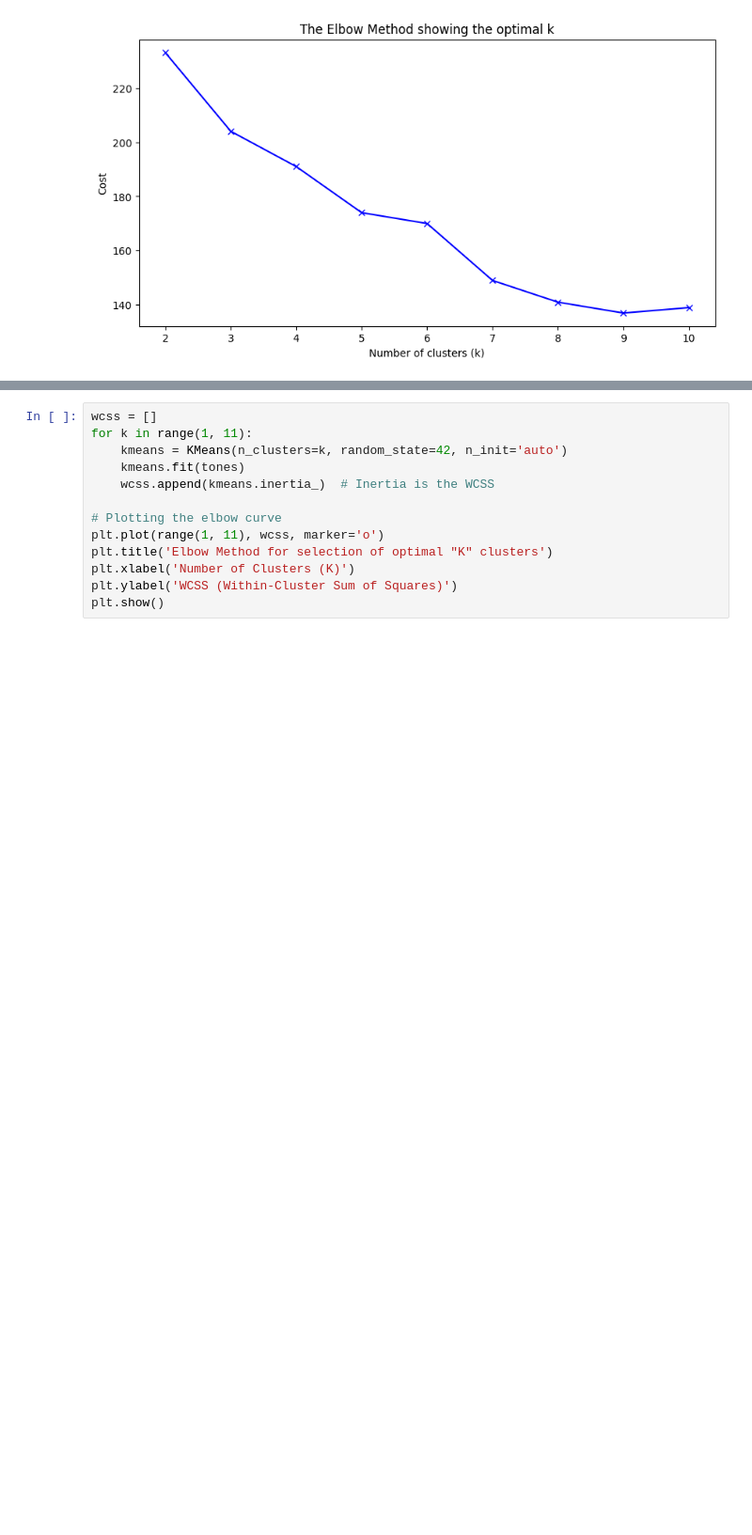
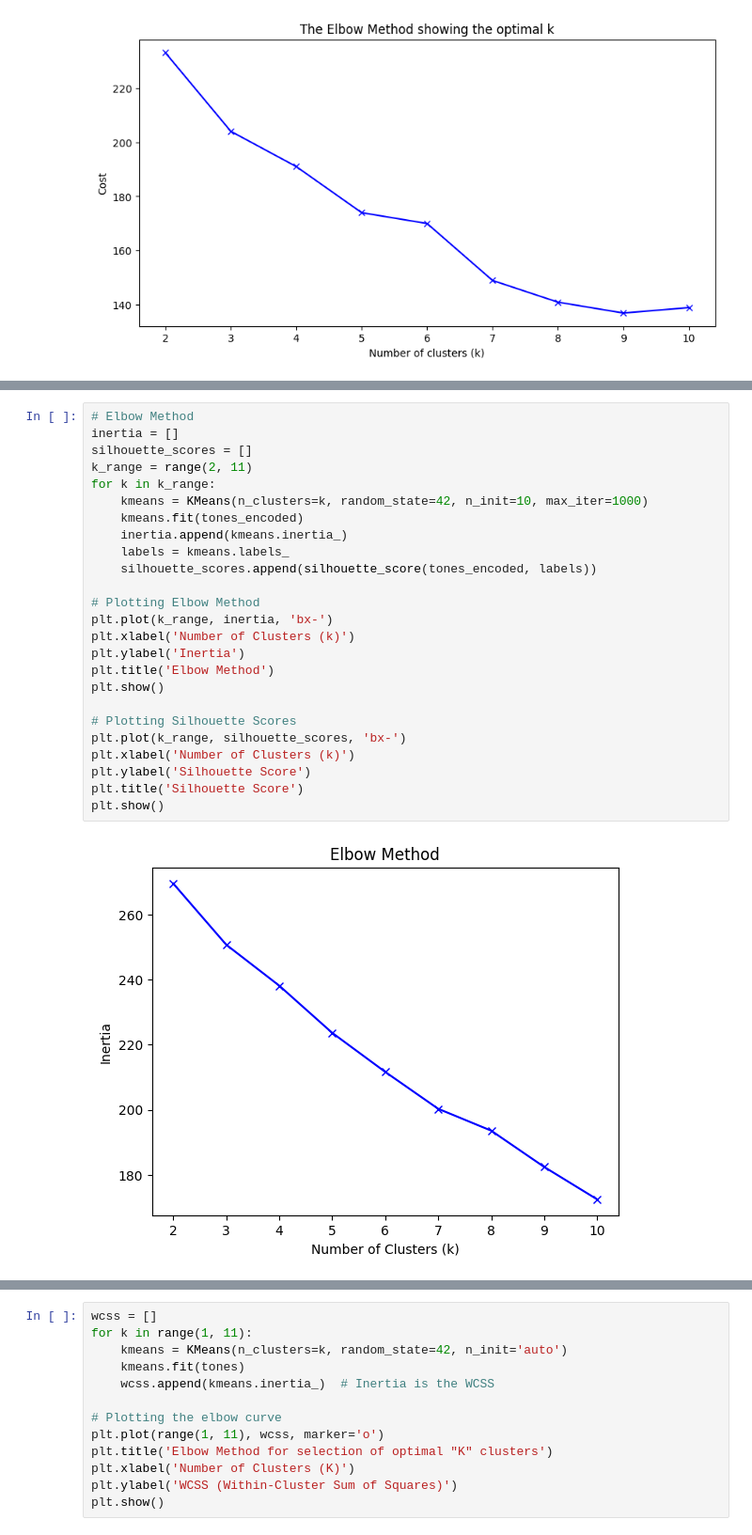
Before and after one commit to esoto15/research-summer-2024, a Jupyter notebook: Text_Tone_Analysis_with_KMeans.ipynb, the cells around one changed output, grey strips where cells are left out. Shown at 94% size. Drawn from its saved outputs; the diff is of its cells as text; blank space fills up the shorter version.

```diff
--- a/Text_Tone_Analysis_with_KMeans.ipynb
+++ b/Text_Tone_Analysis_with_KMeans.ipynb
@@ -229,0 +270,27 @@ array(['Empathetic', 'Original', 'Persuasive', 'Simplier'], dtype=object)
+# %%
+# Elbow Method
+inertia = []
+silhouette_scores = []
+k_range = range(2, 11)
+for k in k_range:
+    kmeans = KMeans(n_clusters=k, random_state=42, n_init=10, max_iter=1000)
+    kmeans.fit(tones_encoded)
+    inertia.append(kmeans.inertia_)
+    labels = kmeans.labels_
+    silhouette_scores.append(silhouette_score(tones_encoded, labels))
+
+# Plotting Elbow Method
+plt.plot(k_range, inertia, 'bx-')
+plt.xlabel('Number of Clusters (k)')
+plt.ylabel('Inertia')
+plt.title('Elbow Method')
+plt.show()
+
+# Plotting Silhouette Scores
+plt.plot(k_range, silhouette_scores, 'bx-')
+plt.xlabel('Number of Clusters (k)')
+plt.ylabel('Silhouette Score')
+plt.title('Silhouette Score')
+plt.show()
+# %% [output]
+[figure, added]
```
Also changed, not shown: parts of 45 cells of this notebook, 1 other file.
